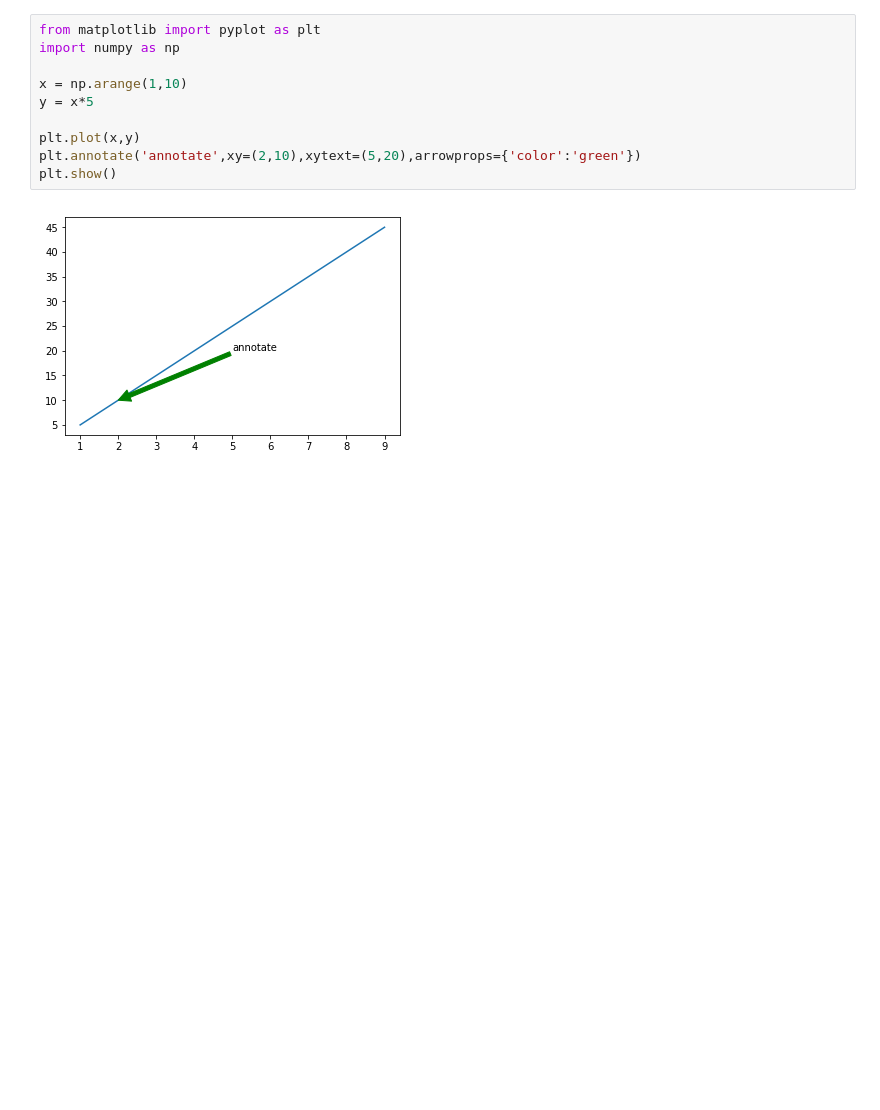
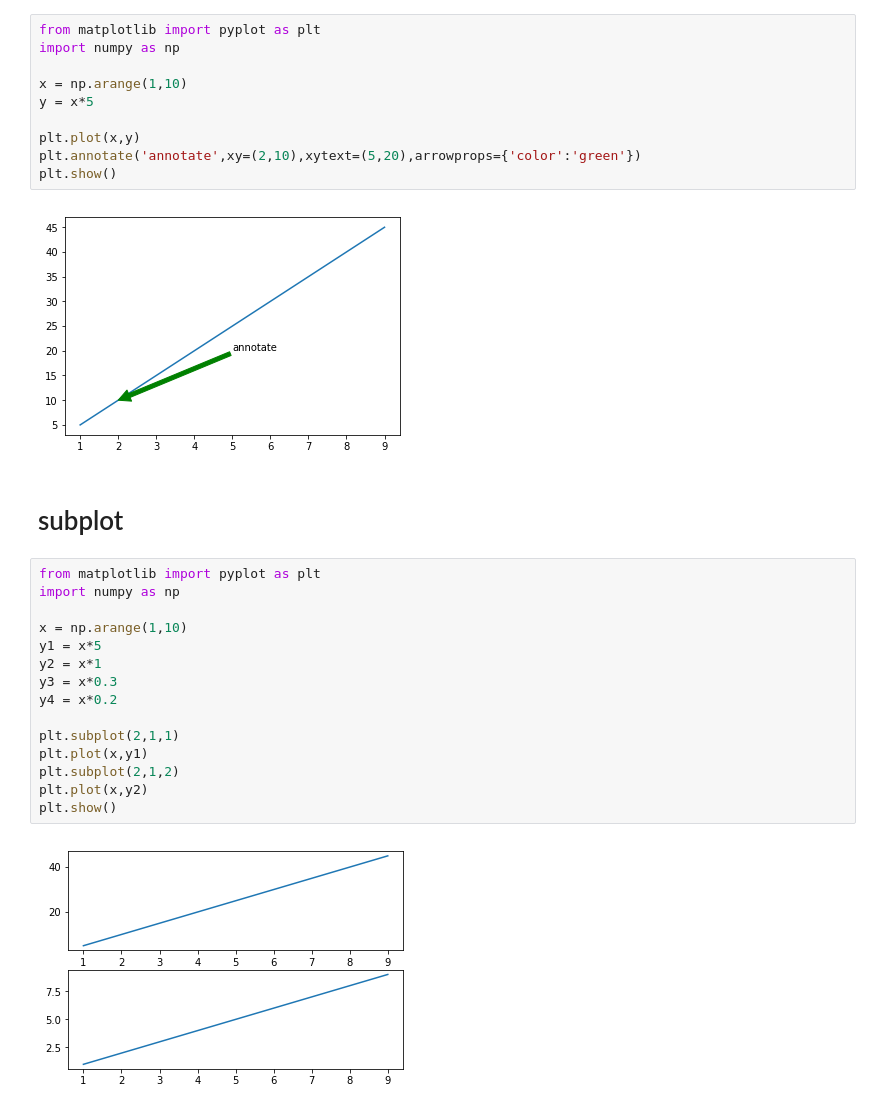
Before and after one commit to bwcho75/numpy, a Jupyter notebook: 1.Plot basic.ipynb, the cells around one changed output. Cells and saved outputs as stored; diff of their text form; blank space fills up the shorter version.

Commit message:
added sub plot

```diff
--- a/1.Plot basic.ipynb
+++ b/1.Plot basic.ipynb
@@ -109,3 +109,22 @@ plt.annotate('annotate',xy=(2,10),xytext=(5,20),arrowprops={'color':'green'})
 plt.show()
 # %% [output]
 [figure]
+# %% [markdown]
+# subplot
+# %%
+from matplotlib import pyplot as plt
+import numpy as np
+
+x = np.arange(1,10)
+y1 = x*5
+y2 = x*1
+y3 = x*0.3
+y4 = x*0.2
+
+plt.subplot(2,1,1)
+plt.plot(x,y1)
+plt.subplot(2,1,2)
+plt.plot(x,y2)
+plt.show()
+# %% [output]
+[figure, added]
```
Also changed, not shown: parts of 4 cells of this notebook.
